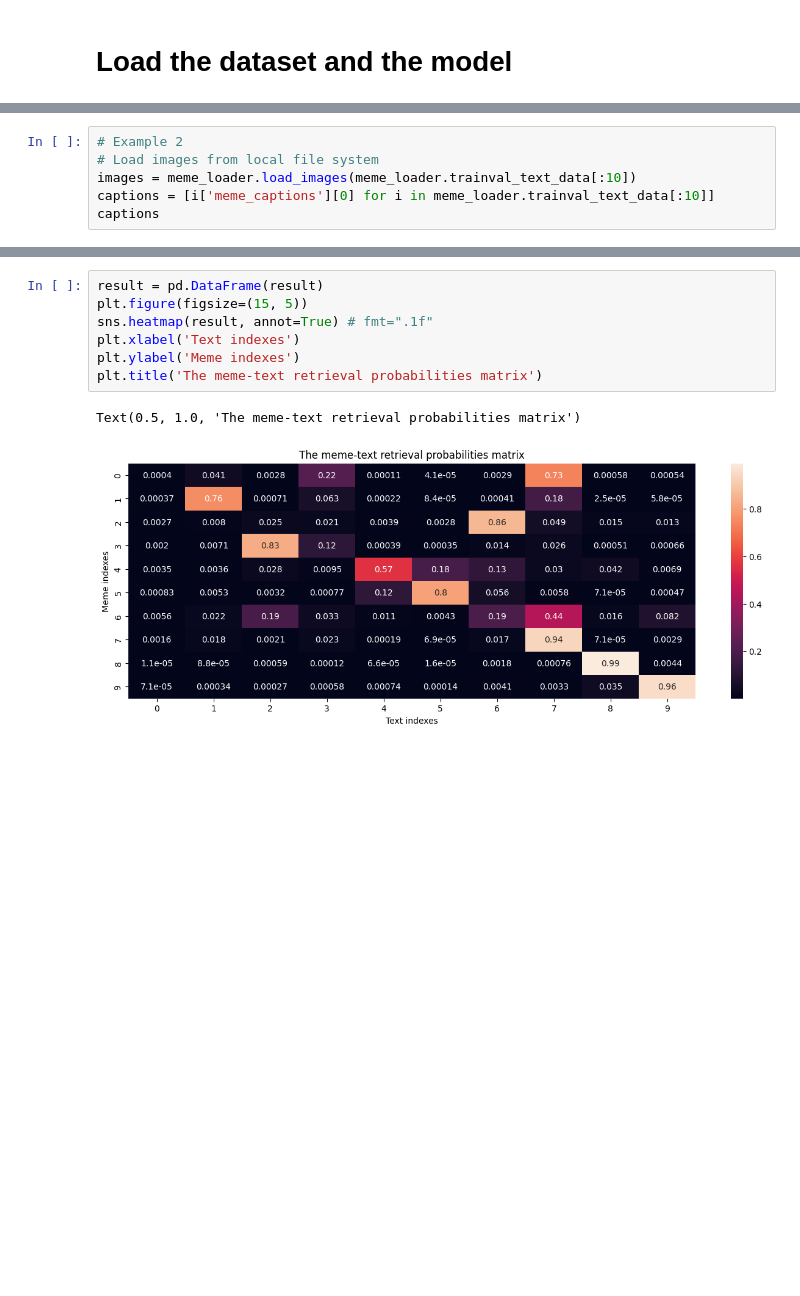
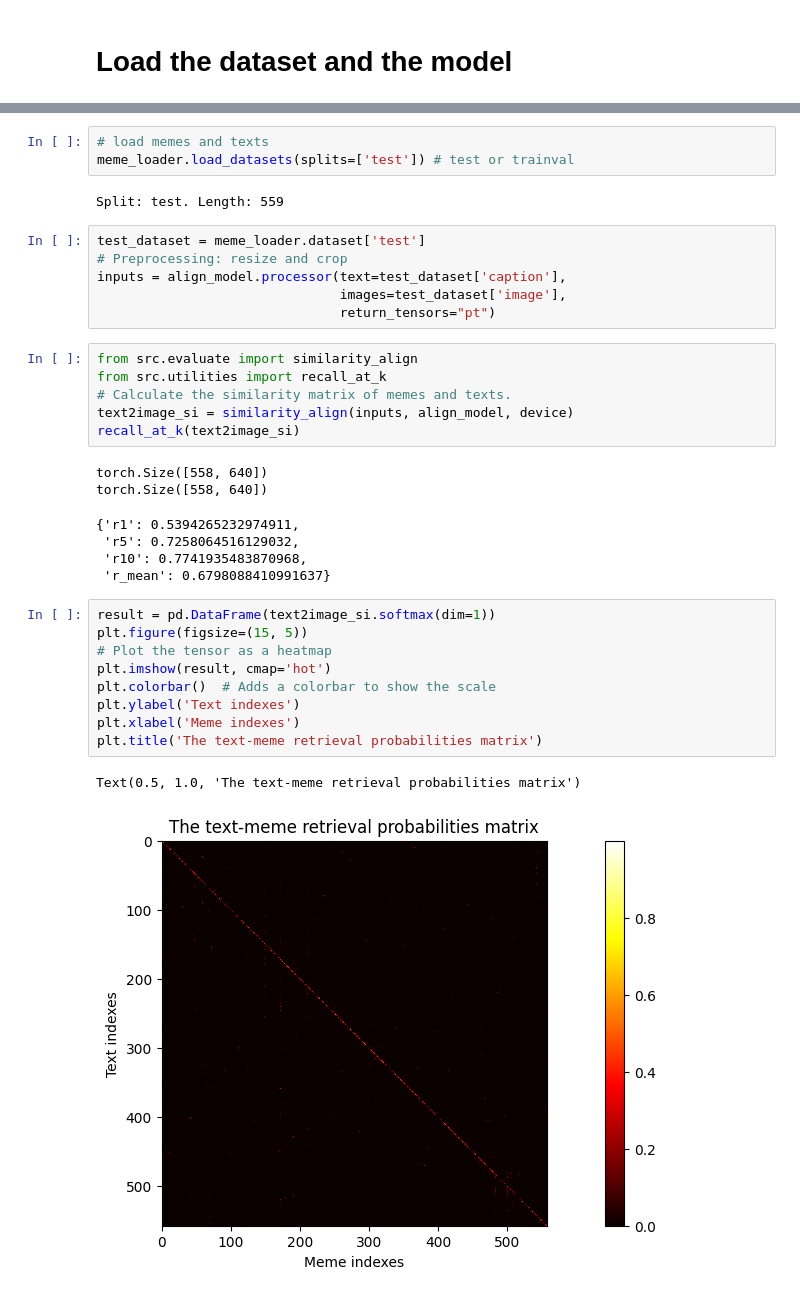
Before and after one commit to Seefreem/meme_text_retrieval, a Jupyter notebook: evaluation.ipynb, the cells around one changed output, grey strips where cells are left out. Drawn from its saved outputs; the diff is of its cells as text; blank space fills up the shorter version.

Commit message:
feat: the full evaluation of model ALIGN on memecap dataset.

```diff
--- a/evaluation.ipynb
+++ b/evaluation.ipynb
@@ -41,6 +23,0 @@ tensor([[0.9981, 0.0019]], device='cuda:0')
-# %%
-# Example 2
-# Load images from local file system
-images = meme_loader.load_images(meme_loader.trainval_text_data[:10])
-captions = [i['meme_captions'][0] for i in meme_loader.trainval_text_data[:10]]
-captions
@@ -84,10 +26,36 @@ tensor([[4.0306e-04, 4.0723e-02, 2.7771e-03, 2.1882e-01, 1.0637e-04, 4.0558e-05,
+# %%
+# load memes and texts
+meme_loader.load_datasets(splits=['test']) # test or trainval
+# %% [output]
+Split: test. Length: 559
+# %%
+test_dataset = meme_loader.dataset['test']
+# Preprocessing: resize and crop
+inputs = align_model.processor(text=test_dataset['caption'],
+                               images=test_dataset['image'],
+                               return_tensors="pt")
+# %%
+from src.evaluate import similarity_align
+from src.utilities import recall_at_k
+# Calculate the similarity matrix of memes and texts.
+text2image_si = similarity_align(inputs, align_model, device)
+recall_at_k(text2image_si)
+# %% [output]
+torch.Size([558, 640])
+torch.Size([558, 640])
+{'r1': 0.5394265232974911,
+ 'r5': 0.7258064516129032,
+ 'r10': 0.7741935483870968,
+ 'r_mean': 0.6798088410991637}
 # %%
-result = pd.DataFrame(result)
+result = pd.DataFrame(text2image_si.softmax(dim=1))
 plt.figure(figsize=(15, 5))
-sns.heatmap(result, annot=True) # fmt=".1f"
-plt.xlabel('Text indexes')
-plt.ylabel('Meme indexes')
-plt.title('The meme-text retrieval probabilities matrix')
+# Plot the tensor as a heatmap
+plt.imshow(result, cmap='hot')
+plt.colorbar()  # Adds a colorbar to show the scale
+plt.ylabel('Text indexes')
+plt.xlabel('Meme indexes')
+plt.title('The text-meme retrieval probabilities matrix')
 # %% [output]
-Text(0.5, 1.0, 'The meme-text retrieval probabilities matrix')
+Text(0.5, 1.0, 'The text-meme retrieval probabilities matrix')
-[figure, old version]
+[figure, new version]
```
Also changed, not shown: parts of 8 cells of this notebook, 5 other files.
